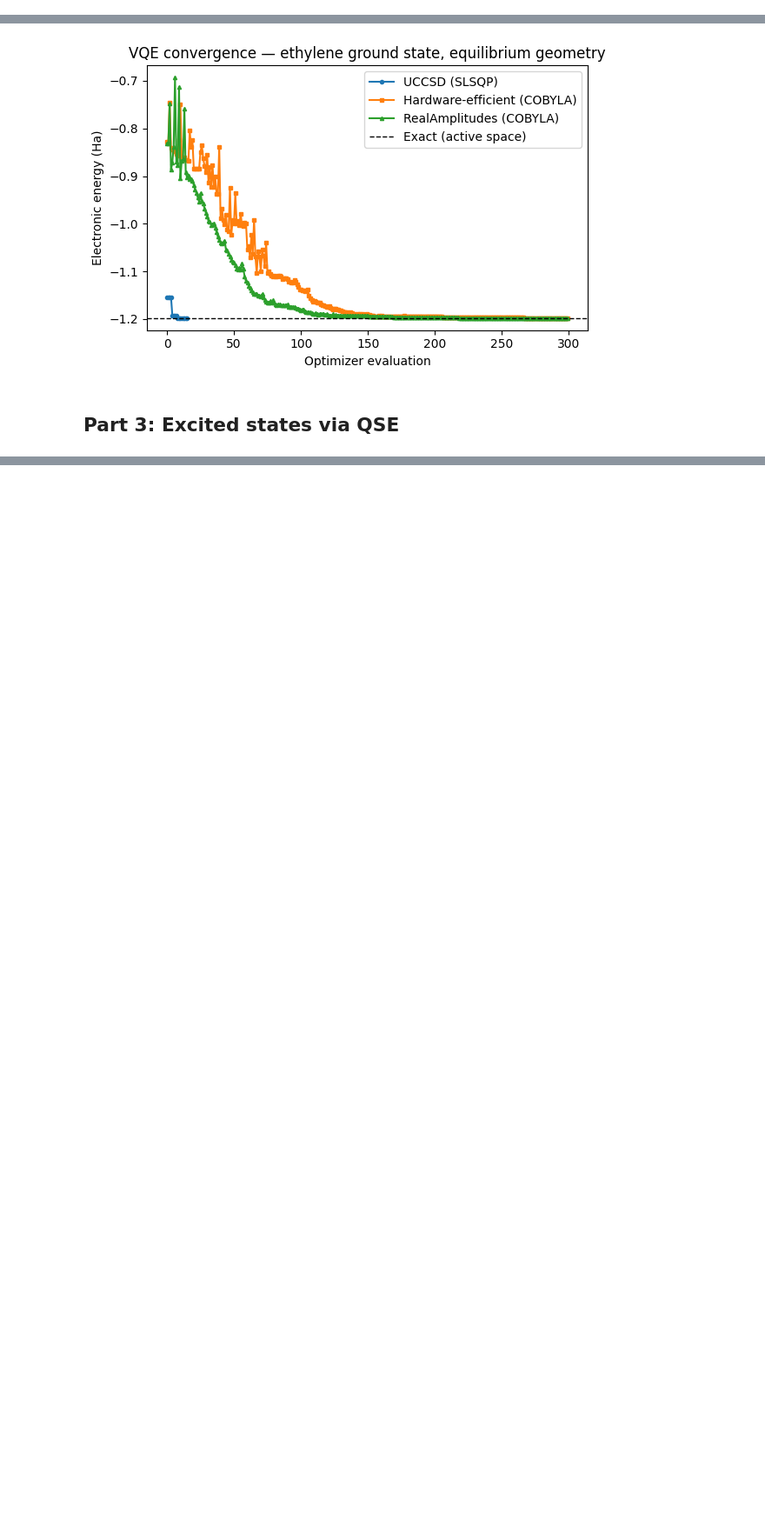
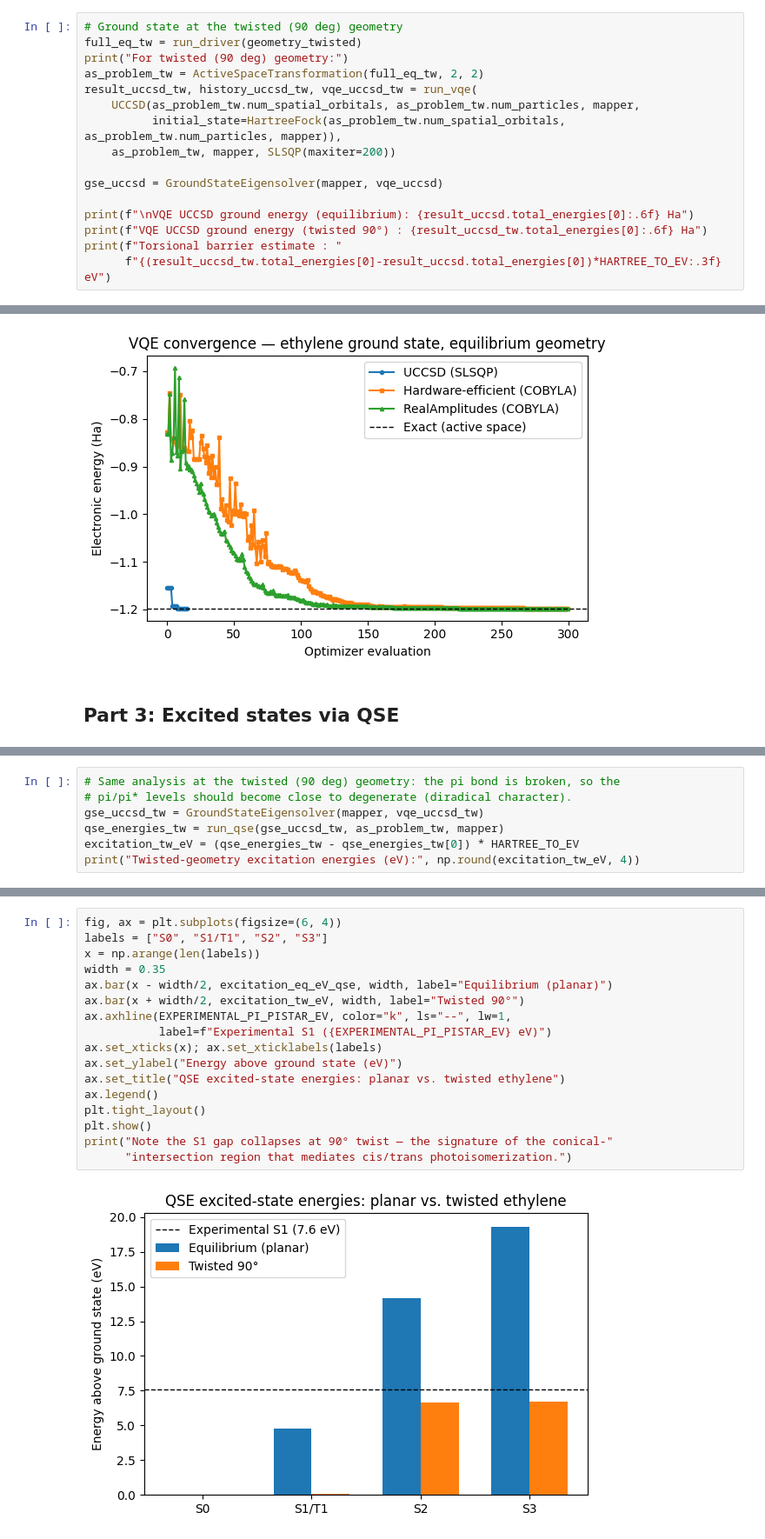
Before and after one commit to MSH-20/Quantum-Simulation-of-Photo-Induced-Charge-Dynamics, a Jupyter notebook: Quantum/ethylene_vqe_qse.ipynb, the cells around one changed output, grey strips where cells are left out. Shown at 87% size. Saved outputs shown, nothing was run; the diff lists cells and outputs as text; blank space fills up the shorter version.

```diff
--- a/Quantum/ethylene_vqe_qse.ipynb
+++ b/Quantum/ethylene_vqe_qse.ipynb
@@ -212,0 +217,16 @@ VQE RealAmplitudes ground energy              : -77.11648733 Ha (Δ = 0.1056 mHa
+# %%
+# Ground state at the twisted (90 deg) geometry
+full_eq_tw = run_driver(geometry_twisted)
+print("For twisted (90 deg) geometry:")
+as_problem_tw = ActiveSpaceTransformation(full_eq_tw, 2, 2)
+result_uccsd_tw, history_uccsd_tw, vqe_uccsd_tw = run_vqe(
+    UCCSD(as_problem_tw.num_spatial_orbitals, as_problem_tw.num_particles, mapper,
+          initial_state=HartreeFock(as_problem_tw.num_spatial_orbitals, as_problem_tw.num_particles, mapper)),
+    as_problem_tw, mapper, SLSQP(maxiter=200))
+
+gse_uccsd = GroundStateEigensolver(mapper, vqe_uccsd)
+
+print(f"\nVQE UCCSD ground energy (equilibrium): {result_uccsd.total_energies[0]:.6f} Ha")
+print(f"VQE UCCSD ground energy (twisted 90°) : {result_uccsd_tw.total_energies[0]:.6f} Ha")
+print(f"Torsional barrier estimate : "
+      f"{(result_uccsd_tw.total_energies[0]-result_uccsd.total_energies[0])*HARTREE_TO_EV:.3f} eV")
@@ -295,0 +323,7 @@ Difference : -2.808 eV
+# %%
+# Same analysis at the twisted (90 deg) geometry: the pi bond is broken, so the
+# pi/pi* levels should become close to degenerate (diradical character).
+gse_uccsd_tw = GroundStateEigensolver(mapper, vqe_uccsd_tw)
+qse_energies_tw = run_qse(gse_uccsd_tw, as_problem_tw, mapper)
+excitation_tw_eV = (qse_energies_tw - qse_energies_tw[0]) * HARTREE_TO_EV
+print("Twisted-geometry excitation energies (eV):", np.round(excitation_tw_eV, 4))
@@ -295,0 +332,19 @@ Difference : -2.808 eV
+# %%
+fig, ax = plt.subplots(figsize=(6, 4))
+labels = ["S0", "S1/T1", "S2", "S3"]
+x = np.arange(len(labels))
+width = 0.35
+ax.bar(x - width/2, excitation_eq_eV_qse, width, label="Equilibrium (planar)")
+ax.bar(x + width/2, excitation_tw_eV, width, label="Twisted 90°")
+ax.axhline(EXPERIMENTAL_PI_PISTAR_EV, color="k", ls="--", lw=1,
+           label=f"Experimental S1 ({EXPERIMENTAL_PI_PISTAR_EV} eV)")
+ax.set_xticks(x); ax.set_xticklabels(labels)
+ax.set_ylabel("Energy above ground state (eV)")
+ax.set_title("QSE excited-state energies: planar vs. twisted ethylene")
+ax.legend()
+plt.tight_layout()
+plt.show()
+print("Note the S1 gap collapses at 90° twist — the signature of the conical-"
+      "intersection region that mediates cis/trans photoisomerization.")
+# %% [output]
+[figure, added]
```
Also changed, not shown: parts of 14 cells of this notebook.
